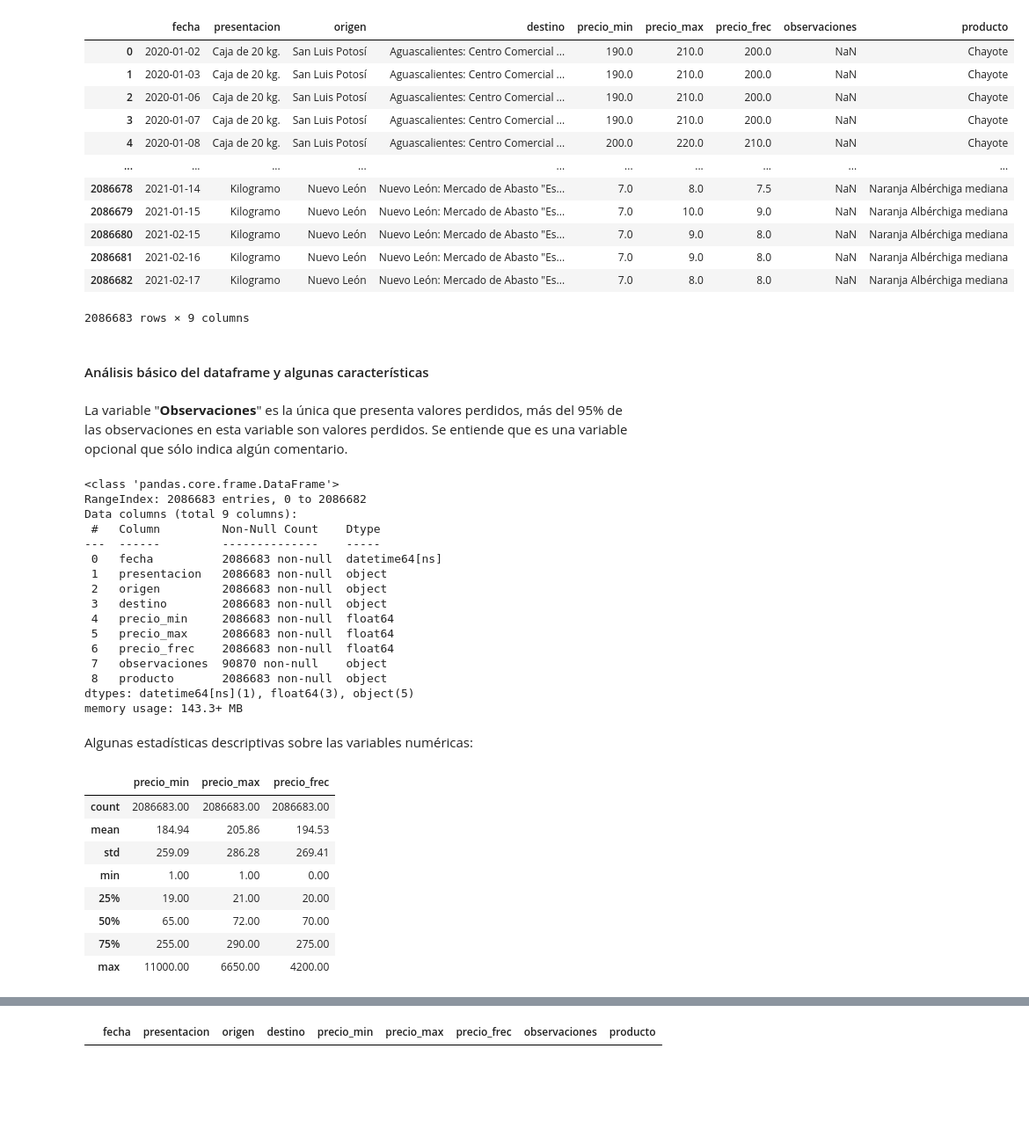
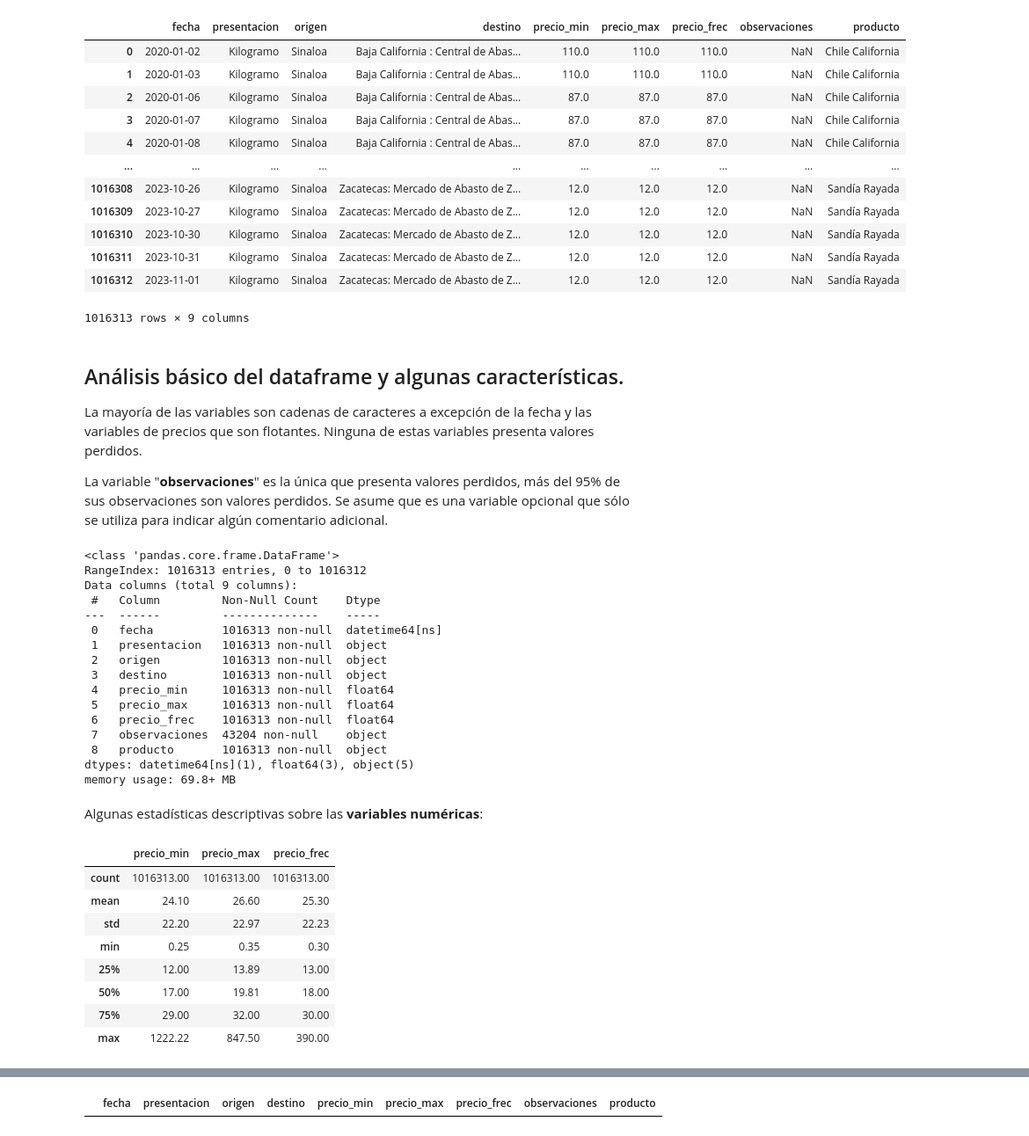
Before and after one commit to ProyectosMCD/RedBAMX, a Jupyter notebook: limpieza/limpieza_sniim.ipynb, the cells around one changed output, grey strips where cells are left out. Shown at 88% size. Saved outputs shown, nothing was run; the diff lists cells and outputs as text; code cells hidden in the pictures; blank space fills up the shorter version.

Commit message:
Se actualiza código para leer los archivos (con nuevo nombre). Se actualiza documentación.

```diff
--- a/limpieza/limpieza_sniim.ipynb
+++ b/limpieza/limpieza_sniim.ipynb
@@ -6,0 +7,4 @@ Por ejemplo, un dataframe que unifique a todas las frutas y hortalizas reportada
+# %%
+from google.colab import drive
+drive.mount('/content/drive')
+path = "./drive/MyDrive/raw_data/"
@@ -16,83 +24,85 @@ import numpy as np
 # %%
 # Se crea un dataframe que contiene la información de todos los archivos CSV
-path = "./raw_data/"
+#path = "./raw_data/"
 archivos = next(os.walk(path))[2]
 #print("Archivos = ", archivos)
 
 lista_df = []
 
 for i in range(len(archivos)):
     df_temp = pd.read_csv(path + archivos[i], thousands=',') # uno de los archivos utiliza commas en sus números
 
     # Se remueve el row que sólo contiene la categoría del producto "Frutas","Hortalizas"
     df_temp = df_temp.drop([0])
 
     # Se crea columna nueva
-    nombre_producto = re.search(r"Precio_de_(.+)_\d{4}-\d{4}.csv", archivos[i]).group(1).replace("_", " ")
+    nombre_producto = re.search(r"(.+)_\d{4}-\d{4}.csv", archivos[i]).group(1).replace("_", " ")
     df_temp['Producto'] = nombre_producto
 
     lista_df.append(df_temp)
 
 # Se concatenan todos en un sólo dataframe
 df_sniim_fyh = pd.concat(lista_df, ignore_index=True)
 
 # Se renombran columnas
 df_sniim_fyh.columns= df_sniim_fyh.columns.str.lower()
 df_sniim_fyh.rename(columns={"presentación":"presentacion", "precio mín":"precio_min", "precio max":"precio_max", "precio frec":"precio_frec","obs.": "observaciones"}, inplace=True)
 
-# Se cambia el tipo de dato de variable
+# Se convierte variable a tipo datetime
 df_sniim_fyh['fecha'] = pd.to_datetime(df_sniim_fyh['fecha'], dayfirst=True, format='%d/%m/%Y')
 
 df_sniim_fyh
 # %% [output]
 |  | fecha | presentacion | origen | destino | precio_min | precio_max | precio_frec | observaciones | producto |
-| 0 | 2020-01-02 | Caja de 20 kg. | San Luis Potosí | Aguascalientes: Centro Comercial ... | 190.0 | 210.0 | 200.0 | NaN | Chayote |
-| 1 | 2020-01-03 | Caja de 20 kg. | San Luis Potosí | Aguascalientes: Centro Comercial ... | 190.0 | 210.0 | 200.0 | NaN | Chayote |
-| 2 | 2020-01-06 | Caja de 20 kg. | San Luis Potosí | Aguascalientes: Centro Comercial ... | 190.0 | 210.0 | 200.0 | NaN | Chayote |
-| 3 | 2020-01-07 | Caja de 20 kg. | San Luis Potosí | Aguascalientes: Centro Comercial ... | 190.0 | 210.0 | 200.0 | NaN | Chayote |
-| 4 | 2020-01-08 | Caja de 20 kg. | San Luis Potosí | Aguascalientes: Centro Comercial ... | 200.0 | 220.0 | 210.0 | NaN | Chayote |
+| 0 | 2020-01-02 | Kilogramo | Sinaloa | Baja California : Central de Abas... | 110.0 | 110.0 | 110.0 | NaN | Chile California |
+| 1 | 2020-01-03 | Kilogramo | Sinaloa | Baja California : Central de Abas... | 110.0 | 110.0 | 110.0 | NaN | Chile California |
+| 2 | 2020-01-06 | Kilogramo | Sinaloa | Baja California : Central de Abas... | 87.0 | 87.0 | 87.0 | NaN | Chile California |
+| 3 | 2020-01-07 | Kilogramo | Sinaloa | Baja California : Central de Abas... | 87.0 | 87.0 | 87.0 | NaN | Chile California |
+| 4 | 2020-01-08 | Kilogramo | Sinaloa | Baja California : Central de Abas... | 87.0 | 87.0 | 87.0 | NaN | Chile California |
 | ... | ... | ... | ... | ... | ... | ... | ... | ... | ... |
-| 2086678 | 2021-01-14 | Kilogramo | Nuevo León | Nuevo León: Mercado de Abasto "Es... | 7.0 | 8.0 | 7.5 | NaN | Naranja Albérchiga mediana |
-| 2086679 | 2021-01-15 | Kilogramo | Nuevo León | Nuevo León: Mercado de Abasto "Es... | 7.0 | 10.0 | 9.0 | NaN | Naranja Albérchiga mediana |
-| 2086680 | 2021-02-15 | Kilogramo | Nuevo León | Nuevo León: Mercado de Abasto "Es... | 7.0 | 9.0 | 8.0 | NaN | Naranja Albérchiga mediana |
-| 2086681 | 2021-02-16 | Kilogramo | Nuevo León | Nuevo León: Mercado de Abasto "Es... | 7.0 | 9.0 | 8.0 | NaN | Naranja Albérchiga mediana |
-| 2086682 | 2021-02-17 | Kilogramo | Nuevo León | Nuevo León: Mercado de Abasto "Es... | 7.0 | 8.0 | 8.0 | NaN | Naranja Albérchiga mediana |
+| 1016308 | 2023-10-26 | Kilogramo | Sinaloa | Zacatecas: Mercado de Abasto de Z... | 12.0 | 12.0 | 12.0 | NaN | Sandía Rayada |
+| 1016309 | 2023-10-27 | Kilogramo | Sinaloa | Zacatecas: Mercado de Abasto de Z... | 12.0 | 12.0 | 12.0 | NaN | Sandía Rayada |
+| 1016310 | 2023-10-30 | Kilogramo | Sinaloa | Zacatecas: Mercado de Abasto de Z... | 12.0 | 12.0 | 12.0 | NaN | Sandía Rayada |
+| 1016311 | 2023-10-31 | Kilogramo | Sinaloa | Zacatecas: Mercado de Abasto de Z... | 12.0 | 12.0 | 12.0 | NaN | Sandía Rayada |
+| 1016312 | 2023-11-01 | Kilogramo | Sinaloa | Zacatecas: Mercado de Abasto de Z... | 12.0 | 12.0 | 12.0 | NaN | Sandía Rayada |
-2086683 rows × 9 columns
+1016313 rows × 9 columns
-# %% [markdown]
-#### Análisis básico del dataframe y algunas características
 # %% [markdown]
-La variable "**Observaciones**" es la única que presenta valores perdidos, más del 95% de las observaciones en esta variable son valores perdidos. Se entiende que es una variable opcional que sólo indica algún comentario.
+## Análisis básico del dataframe y algunas características.
+
+La mayoría de las variables son cadenas de caracteres a excepción de la fecha y las variables de precios que son flotantes. Ninguna de estas variables presenta valores perdidos.
+
+La variable "**observaciones**" es la única que presenta valores perdidos, más del 95% de sus observaciones son valores perdidos. Se asume que es una variable opcional que sólo se utiliza para indicar algún comentario adicional.
 # %%
 df_sniim_fyh.info(show_counts = True)
 # %% [output]
 <class 'pandas.core.frame.DataFrame'>
-RangeIndex: 2086683 entries, 0 to 2086682
+RangeIndex: 1016313 entries, 0 to 1016312
 Data columns (total 9 columns):
  #   Column         Non-Null Count    Dtype
 ---  ------         --------------    -----
- 0   fecha          2086683 non-null  datetime64[ns]
- 1   presentacion   2086683 non-null  object
- 2   origen         2086683 non-null  object
- 3   destino        2086683 non-null  object
- 4   precio_min     2086683 non-null  float64
- 5   precio_max     2086683 non-null  float64
- 6   precio_frec    2086683 non-null  float64
- 7   observaciones  90870 non-null    object
- 8   producto       2086683 non-null  object
+ 0   fecha          1016313 non-null  datetime64[ns]
+ 1   presentacion   1016313 non-null  object
+ 2   origen         1016313 non-null  object
+ 3   destino        1016313 non-null  object
+ 4   precio_min     1016313 non-null  float64
+ 5   precio_max     1016313 non-null  float64
+ 6   precio_frec    1016313 non-null  float64
+ 7   observaciones  43204 non-null    object
+ 8   producto       1016313 non-null  object
 dtypes: datetime64[ns](1), float64(3), object(5)
-memory usage: 143.3+ MB
+memory usage: 69.8+ MB
 # %% [markdown]
-Algunas estadísticas descriptivas sobre las variables numéricas:
+Algunas estadísticas descriptivas sobre las **variables numéricas**:
 # %%
 df_sniim_fyh.describe().apply(lambda s: s.apply('{0:.2f}'.format))
 # %% [output]
 |  | precio_min | precio_max | precio_frec |
-| count | 2086683.00 | 2086683.00 | 2086683.00 |
-| mean | 184.94 | 205.86 | 194.53 |
-| std | 259.09 | 286.28 | 269.41 |
-| min | 1.00 | 1.00 | 0.00 |
-| 25% | 19.00 | 21.00 | 20.00 |
-| 50% | 65.00 | 72.00 | 70.00 |
-| 75% | 255.00 | 290.00 | 275.00 |
-| max | 11000.00 | 6650.00 | 4200.00 |
+| count | 1016313.00 | 1016313.00 | 1016313.00 |
+| mean | 24.10 | 26.60 | 25.30 |
+| std | 22.20 | 22.97 | 22.23 |
+| min | 0.25 | 0.35 | 0.30 |
+| 25% | 12.00 | 13.89 | 13.00 |
+| 50% | 17.00 | 19.81 | 18.00 |
+| 75% | 29.00 | 32.00 | 30.00 |
+| max | 1222.22 | 847.50 | 390.00 |
 # %% [markdown]
```
Also changed, not shown: parts of 11 cells of this notebook.
